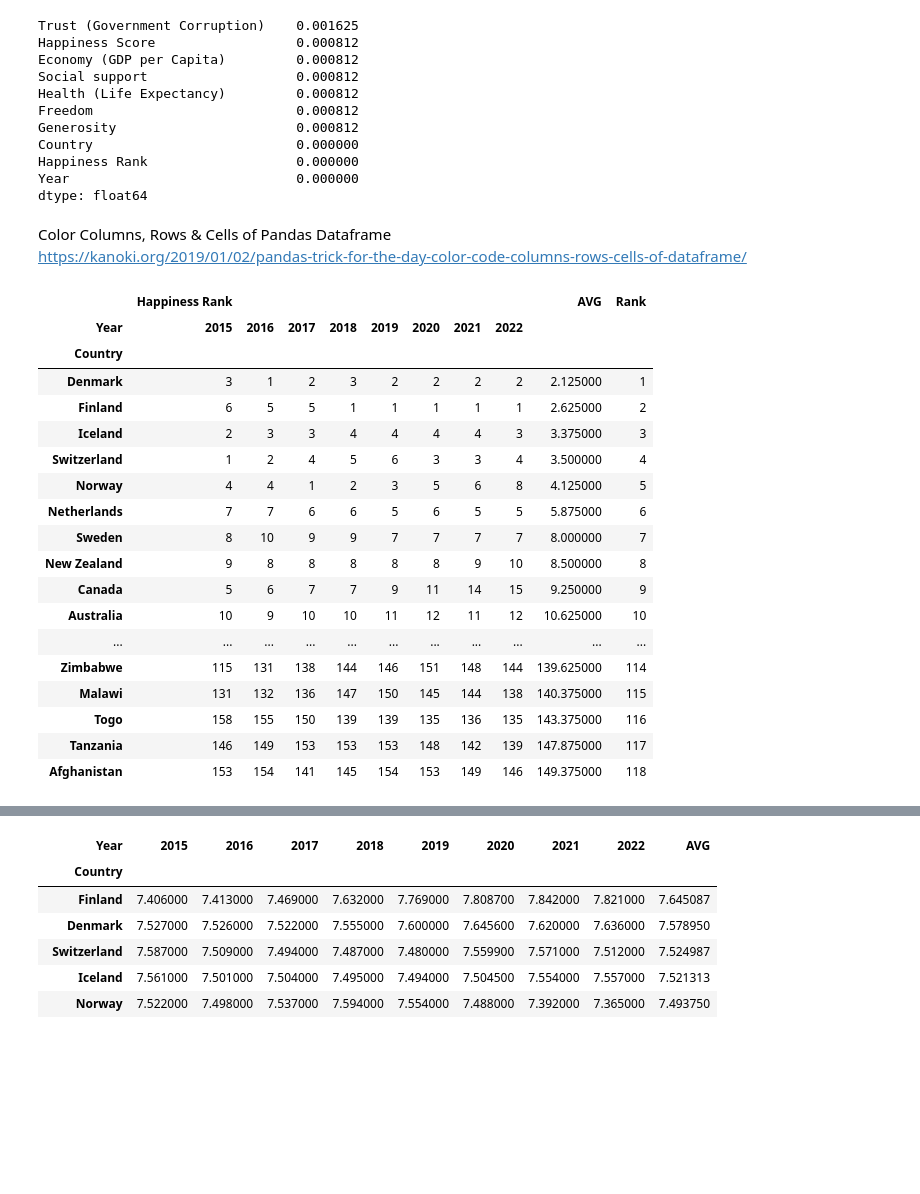
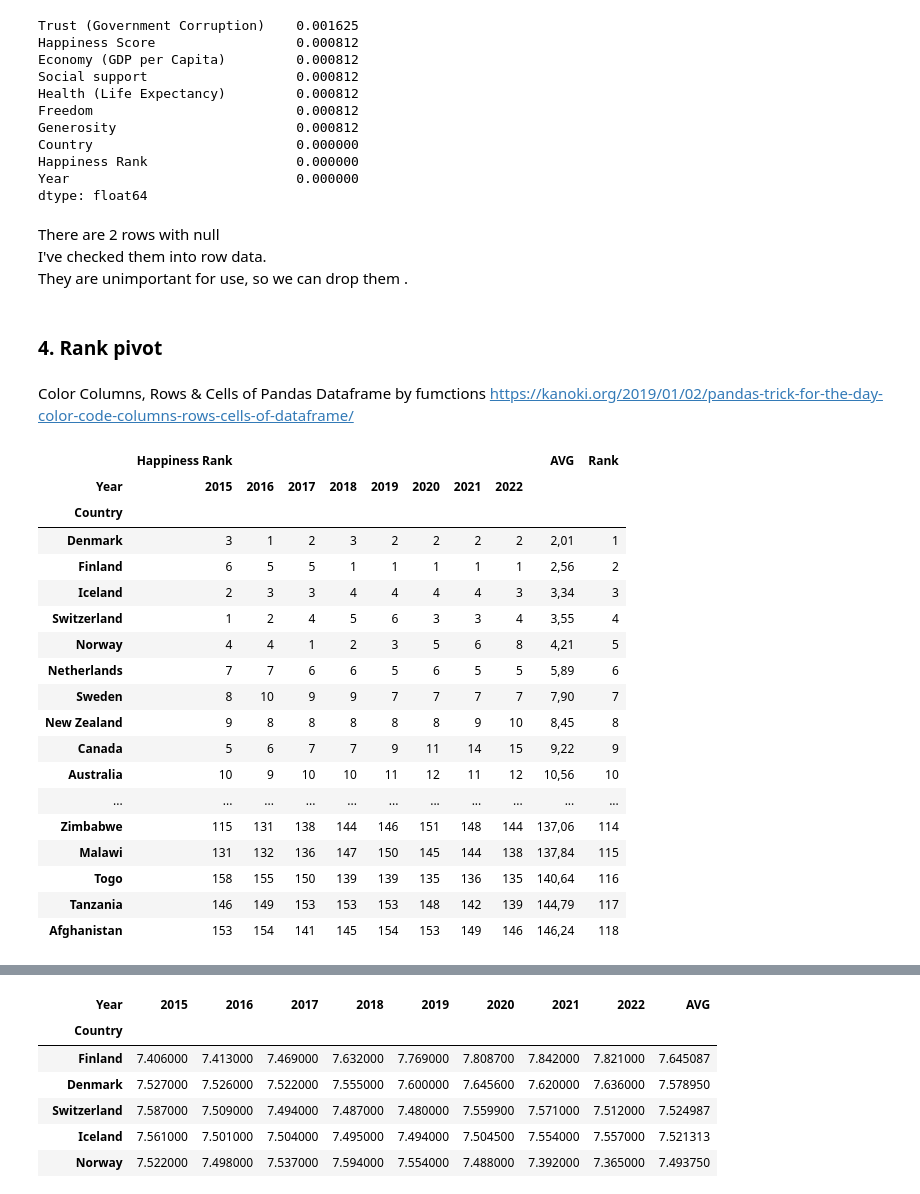
Before and after one commit to NadezhdaGruzdeva/GB-graduate-work-World-Happiness-Report-up-to-2022, a Jupyter notebook: World Happiness Report up to 2022.ipynb, the cells around one changed output, grey strips where cells are left out. Cells and saved outputs as stored; diff of their text form; code cells hidden in the pictures; blank space fills up the shorter version.

Commit message:
changed merging method, pivot style and add some description

```diff
--- a/World Happiness Report up to 2022.ipynb
+++ b/World Happiness Report up to 2022.ipynb
@@ -275 +245,13 @@ for i in n:
+# %%
+df = pd.concat([df15, df16, df17, df18, df19, df20, df21, df22])[[
+    'Country',
+    'Happiness Rank',
+    'Happiness Score',
+    'Economy (GDP per Capita)',
+    'Social support',
+    'Health (Life Expectancy)',
+    'Freedom',
+    'Trust (Government Corruption)',
+    'Generosity',
+    'Year']]
 # %%
@@ -444,8 +357,14 @@ Year                             0.000000
 dtype: float64
 # %%
 # df.to_csv (r'C:\Users\Nadezhda\Desktop\Python\диплом\World Happiness Report up to 2022\my_data.csv', index= False, sep='%' )
+# %% [markdown]
+There are 2 rows with null
+I've checked them into row data.
+They are unimportant for use, so we can drop them .
+# %% [markdown]
+### 4. Rank pivot
 # %% [markdown]
-Color Columns, Rows & Cells of Pandas Dataframe
+Color Columns, Rows & Cells of Pandas Dataframe  by fumctions
 https://kanoki.org/2019/01/02/pandas-trick-for-the-day-color-code-columns-rows-cells-of-dataframe/
 # %%
 def color_rank(value):
@@ -473,32 +392,38 @@ def highlight_max(data, color='yellow'):
         is_max = data == data.max().max()
         return pd.DataFrame(np.where(is_max, attr, ''),
                             index=data.index, columns=data.columns)
+# %%
+datapivothappiness_rank = df.pivot(index='Country', columns='Year', values=['Happiness Rank'])
+datapivothappiness_rank = datapivothappiness_rank.dropna(axis = 0)
+datapivothappiness_rank = datapivothappiness_rank.astype('Int32')
+# datapivothappiness_rank.info()
 # %%
-datapivothappiness_rank = df.pivot(index='Country', columns='Year', values=['Happiness Rank'])
-
-
-datapivothappiness_rank = datapivothappiness_rank.dropna(axis = 0)
 datapivothappiness_rank['AVG'] = datapivothappiness_rank.mean(axis = 1)
 datapivothappiness_rank = datapivothappiness_rank.sort_values(by = ['AVG'])
 datapivothappiness_rank['Rank'] = range(1, len(datapivothappiness_rank)+1)
-datapivothappiness_rank.style.applymap(color_rank, subset = ['Happiness Rank', 'Rank'])
+datapivothappiness_rank.style\
+    .applymap(color_rank, subset = ['Happiness Rank', 'Rank'])\
+    .format(precision=2, thousands=".", decimal=",")\
+    .apply(lambda x: ['background: blue' if x.name in ['Russia']
+                              else '' for i in x],
+                   axis=1)
 # %% [output]
 |  | Happiness Rank |  |  |  |  |  |  |  | AVG | Rank |
 | Year | 2015 | 2016 | 2017 | 2018 | 2019 | 2020 | 2021 | 2022 |  |  |
 | Country |  |  |  |  |  |  |  |  |  |  |
-| Denmark | 3 | 1 | 2 | 3 | 2 | 2 | 2 | 2 | 2.125000 | 1 |
-| Finland | 6 | 5 | 5 | 1 | 1 | 1 | 1 | 1 | 2.625000 | 2 |
-| Iceland | 2 | 3 | 3 | 4 | 4 | 4 | 4 | 3 | 3.375000 | 3 |
-| Switzerland | 1 | 2 | 4 | 5 | 6 | 3 | 3 | 4 | 3.500000 | 4 |
-| Norway | 4 | 4 | 1 | 2 | 3 | 5 | 6 | 8 | 4.125000 | 5 |
-| Netherlands | 7 | 7 | 6 | 6 | 5 | 6 | 5 | 5 | 5.875000 | 6 |
-| Sweden | 8 | 10 | 9 | 9 | 7 | 7 | 7 | 7 | 8.000000 | 7 |
-| New Zealand | 9 | 8 | 8 | 8 | 8 | 8 | 9 | 10 | 8.500000 | 8 |
-| Canada | 5 | 6 | 7 | 7 | 9 | 11 | 14 | 15 | 9.250000 | 9 |
-| Australia | 10 | 9 | 10 | 10 | 11 | 12 | 11 | 12 | 10.625000 | 10 |
+| Denmark | 3 | 1 | 2 | 3 | 2 | 2 | 2 | 2 | 2,01 | 1 |
+| Finland | 6 | 5 | 5 | 1 | 1 | 1 | 1 | 1 | 2,56 | 2 |
+| Iceland | 2 | 3 | 3 | 4 | 4 | 4 | 4 | 3 | 3,34 | 3 |
+| Switzerland | 1 | 2 | 4 | 5 | 6 | 3 | 3 | 4 | 3,55 | 4 |
+| Norway | 4 | 4 | 1 | 2 | 3 | 5 | 6 | 8 | 4,21 | 5 |
+| Netherlands | 7 | 7 | 6 | 6 | 5 | 6 | 5 | 5 | 5,89 | 6 |
+| Sweden | 8 | 10 | 9 | 9 | 7 | 7 | 7 | 7 | 7,90 | 7 |
+| New Zealand | 9 | 8 | 8 | 8 | 8 | 8 | 9 | 10 | 8,45 | 8 |
+| Canada | 5 | 6 | 7 | 7 | 9 | 11 | 14 | 15 | 9,22 | 9 |
+| Australia | 10 | 9 | 10 | 10 | 11 | 12 | 11 | 12 | 10,56 | 10 |
 | ... | ... | ... | ... | ... | ... | ... | ... | ... | ... | ... |
-| Zimbabwe | 115 | 131 | 138 | 144 | 146 | 151 | 148 | 144 | 139.625000 | 114 |
-| Malawi | 131 | 132 | 136 | 147 | 150 | 145 | 144 | 138 | 140.375000 | 115 |
-| Togo | 158 | 155 | 150 | 139 | 139 | 135 | 136 | 135 | 143.375000 | 116 |
-| Tanzania | 146 | 149 | 153 | 153 | 153 | 148 | 142 | 139 | 147.875000 | 117 |
-| Afghanistan | 153 | 154 | 141 | 145 | 154 | 153 | 149 | 146 | 149.375000 | 118 |
+| Zimbabwe | 115 | 131 | 138 | 144 | 146 | 151 | 148 | 144 | 137,06 | 114 |
+| Malawi | 131 | 132 | 136 | 147 | 150 | 145 | 144 | 138 | 137,84 | 115 |
+| Togo | 158 | 155 | 150 | 139 | 139 | 135 | 136 | 135 | 140,64 | 116 |
+| Tanzania | 146 | 149 | 153 | 153 | 153 | 148 | 142 | 139 | 144,79 | 117 |
+| Afghanistan | 153 | 154 | 141 | 145 | 154 | 153 | 149 | 146 | 146,24 | 118 |
```
Also changed, not shown: parts of 28 cells of this notebook.
